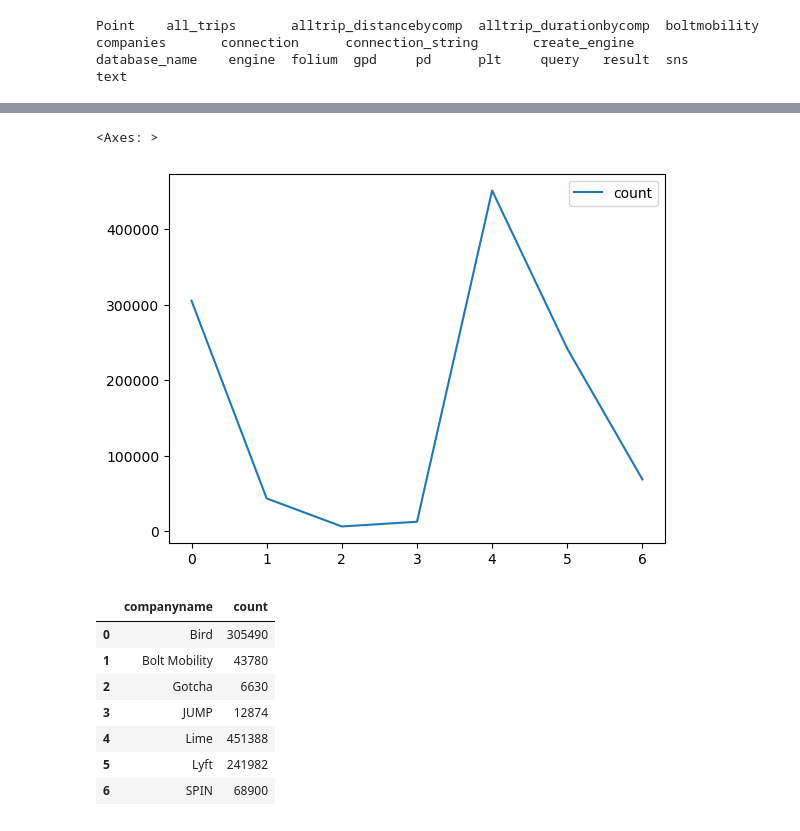
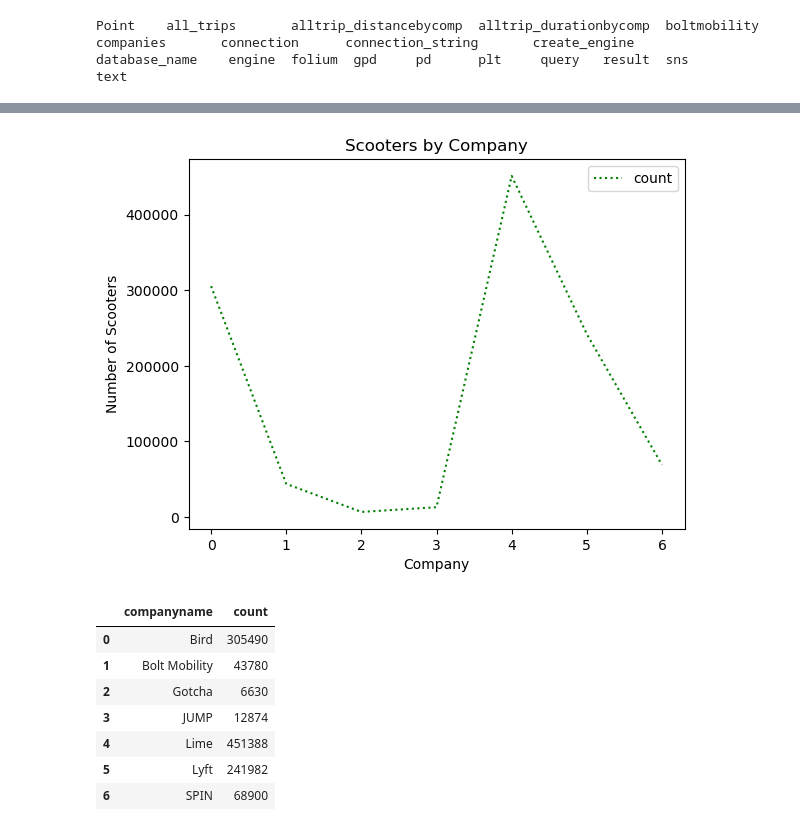
Before and after one commit to NSS-Full-Time-Data-Analytics-11/nashville-scooters-tucker, a Jupyter notebook: notebook/take3.ipynb, the cells around one changed output, grey strips where cells are left out. Cells and saved outputs as stored; diff of their text form; code cells hidden in the pictures.

```diff
--- a/notebook/take3.ipynb
+++ b/notebook/take3.ipynb
@@ -171,5 +143,7 @@ boltmobility.plot()
 # %%
-companies.plot()
+companies.plot(linestyle = 'dotted', color = 'green')
+plt.xlabel("Company")
+plt.ylabel("Number of Scooters")
+plt.title("Scooters by Company");
 # %% [output]
-<Axes: >
-[figure, old version]
+[figure, new version]
```
Also changed, not shown: parts of 12 cells of this notebook.
